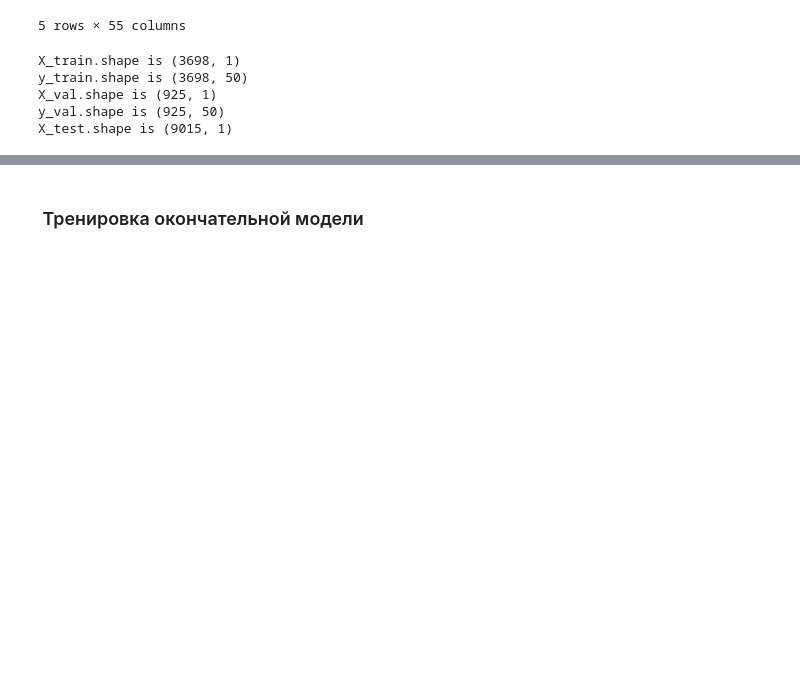
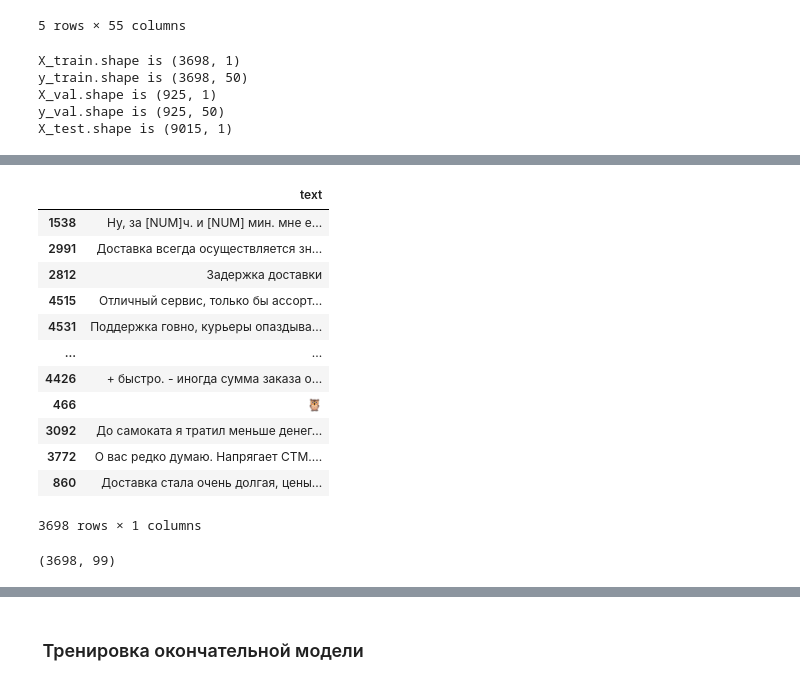
Before and after one commit to KatieGalaeva/exp1, a Jupyter notebook: NLP_intensive/hackathon/baseline_my.ipynb, the cells around one changed output, grey strips where cells are left out. Drawn from its saved outputs; the diff is of its cells as text; code cells hidden in the pictures; blank space fills up the shorter version.

```diff
--- a/NLP_intensive/hackathon/baseline_my.ipynb
+++ b/NLP_intensive/hackathon/baseline_my.ipynb
@@ -71,0 +96,22 @@ X_test.shape is (9015, 1)
+# %%
+X_train
+# %% [output]
+|  | text |
+| 1538 | Ну, за [NUM]ч. и [NUM] мин. мне е... |
+| 2991 | Доставка всегда осуществляется зн... |
+| 2812 | Задержка доставки |
+| 4515 | Отличный сервис, только бы ассорт... |
+| 4531 | Поддержка говно, курьеры опаздыва... |
+| ... | ... |
+| 4426 | + быстро. - иногда сумма заказа о... |
+| 466 | 🦉 |
+| 3092 | До самоката я тратил меньше денег... |
+| 3772 | О вас редко думаю. Напрягает СТМ.... |
+| 860 | Доставка стала очень долгая, цены... |
+3698 rows × 1 columns
+# %%
+vectorizer = TfidfVectorizer(ngram_range=(1, 3), lowercase=False,  min_df=0.02,max_features=1000)
+vectors=vectorizer.fit_transform(X_train['text'])
+vectors.shape
+# %% [output]
+(3698, 99)
```
Also changed, not shown: parts of 13 cells of this notebook, 6 other files.
